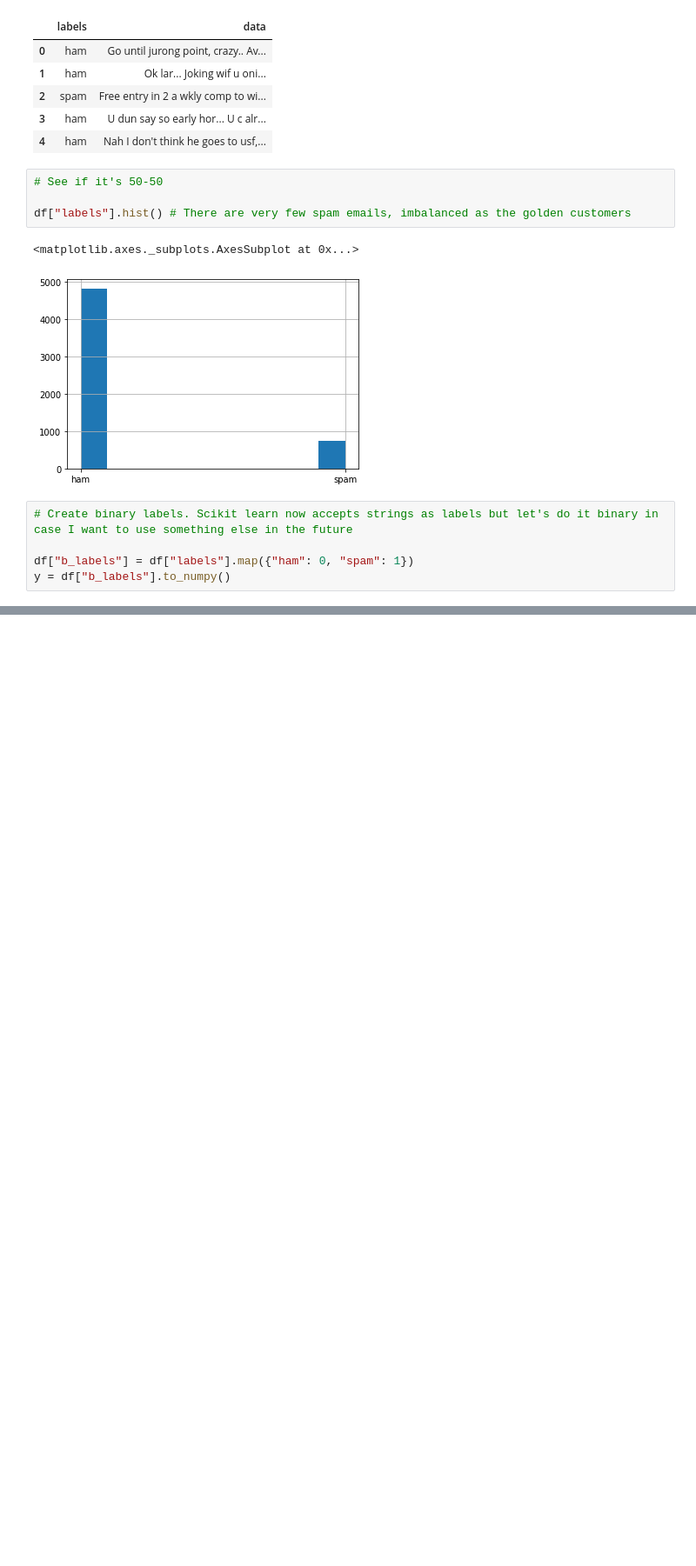
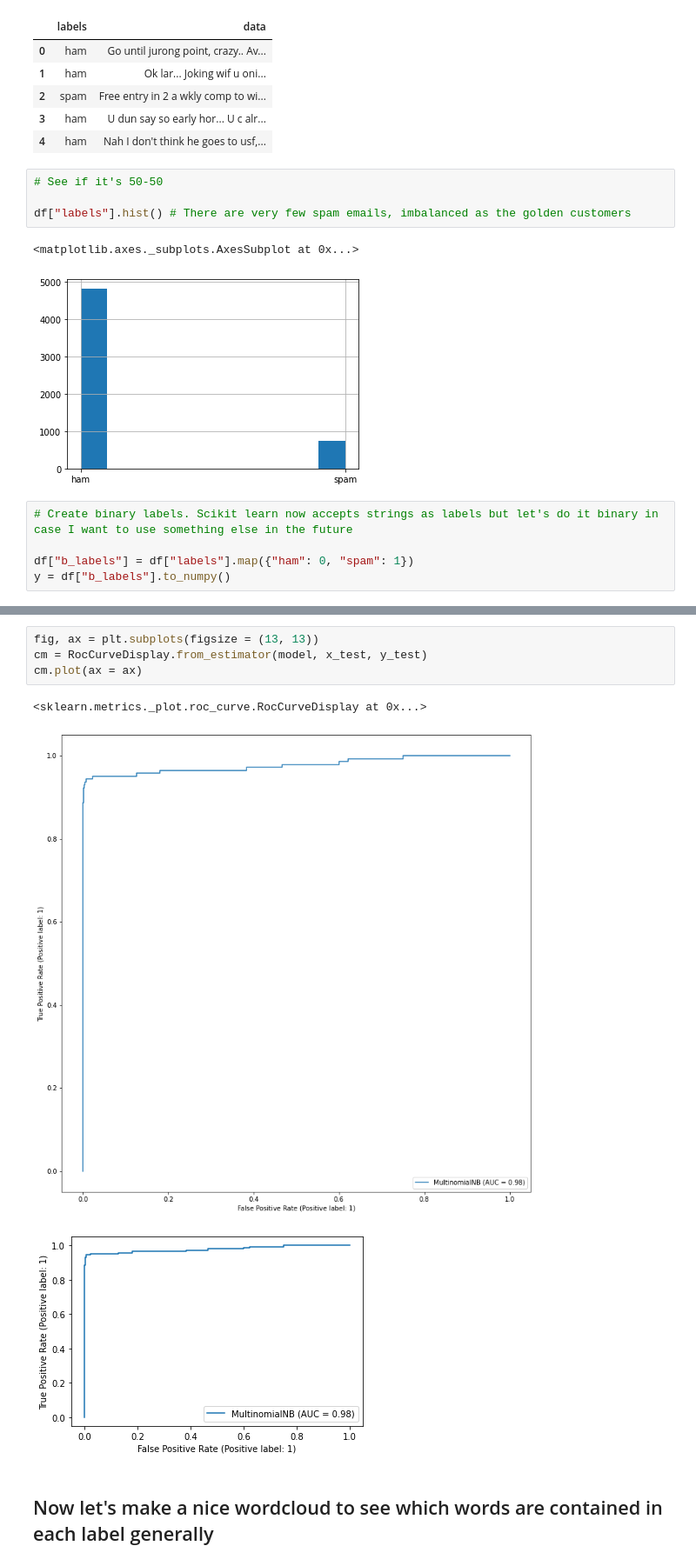
Before and after one commit to DrAlexSanz/nlpv2-course, a Jupyter notebook: Spam_detection.ipynb, the cells around one changed output, grey strips where cells are left out. Shown at 87% size. Saved outputs shown, nothing was run; the diff lists cells and outputs as text; blank space fills up the shorter version.

```diff
--- a/Spam_detection.ipynb
+++ b/Spam_detection.ipynb
@@ -90,0 +138,10 @@ model.fit(x_train, y_train)
+# %%
+fig, ax = plt.subplots(figsize = (13, 13))
+cm = RocCurveDisplay.from_estimator(model, x_test, y_test)
+cm.plot(ax = ax)
+# %% [output]
+<sklearn.metrics._plot.roc_curve.RocCurveDisplay at 0x...>
+[figure, added]
+[figure, added]
+# %% [markdown]
+## Now let's make a nice wordcloud to see which words are contained in each label generally
```
Also changed, not shown: parts of 16 cells of this notebook.
